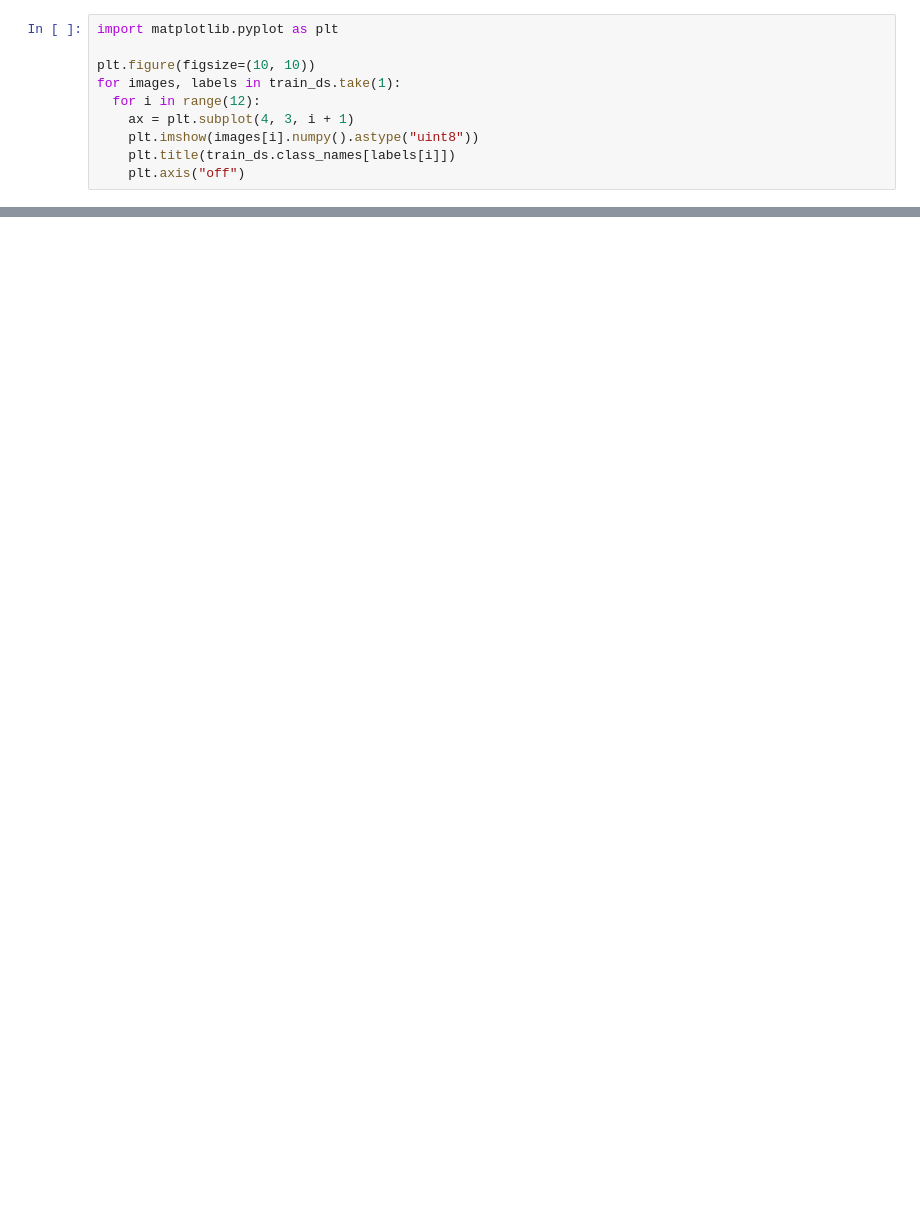
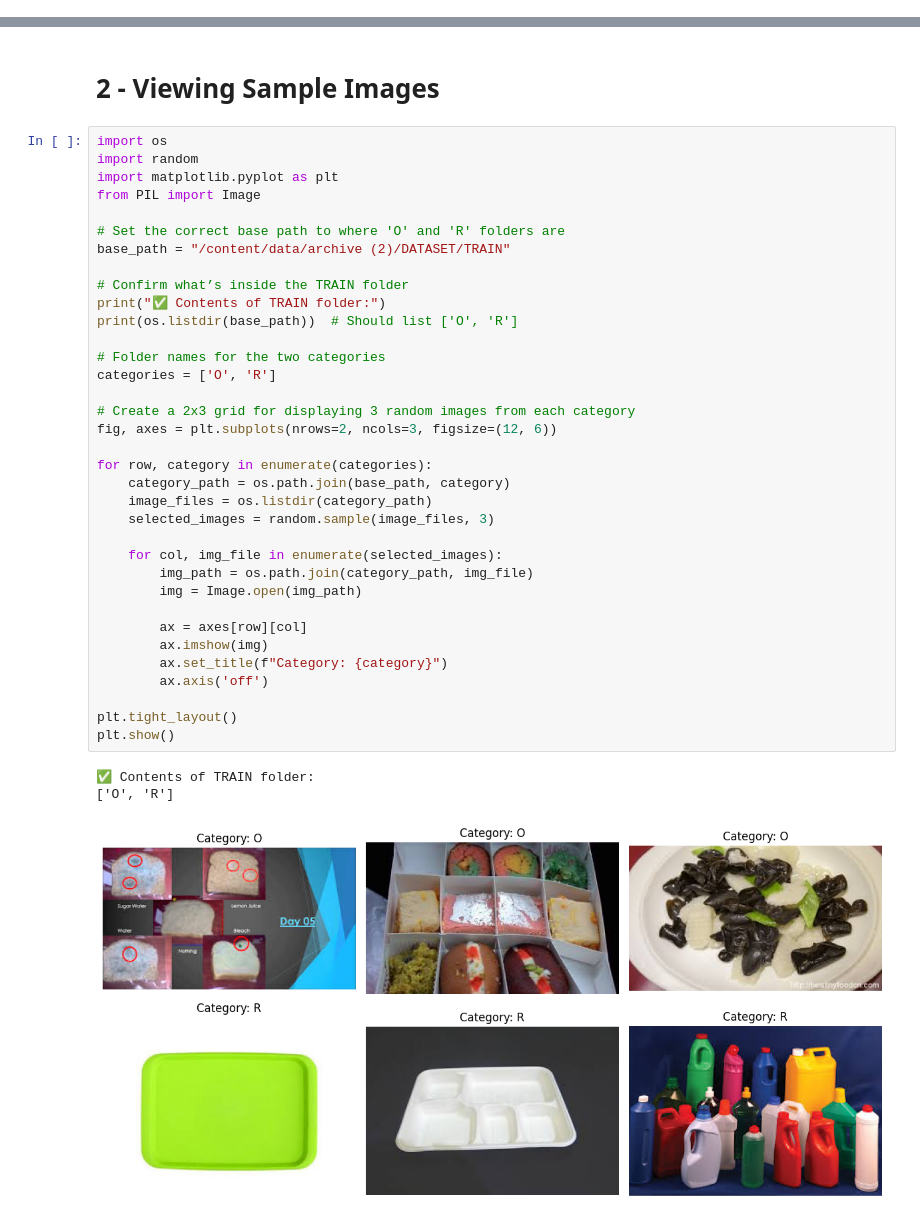
Before and after one commit to farrakhnizam786/Week-1, a Jupyter notebook: garbage_classification.ipynb, the cells around one changed output, grey strips where cells are left out. Cells and saved outputs as stored; diff of their text form; blank space fills up the shorter version.

```diff
--- a/garbage_classification.ipynb
+++ b/garbage_classification.ipynb
@@ -96,10 +2,0 @@ print(len(train_ds.class_names))
-# %%
-import matplotlib.pyplot as plt
-
-plt.figure(figsize=(10, 10))
-for images, labels in train_ds.take(1):
-  for i in range(12):
-    ax = plt.subplot(4, 3, i + 1)
-    plt.imshow(images[i].numpy().astype("uint8"))
-    plt.title(train_ds.class_names[labels[i]])
-    plt.axis("off")
@@ -573,0 +88,41 @@ NotFoundError: Could not find directory path/to/your/test_data
+# %% [markdown]
+# 2 - Viewing Sample Images
+# %%
+import os
+import random
+import matplotlib.pyplot as plt
+from PIL import Image
+
+# Set the correct base path to where 'O' and 'R' folders are
+base_path = "/content/data/archive (2)/DATASET/TRAIN"
+
+# Confirm what’s inside the TRAIN folder
+print("✅ Contents of TRAIN folder:")
+print(os.listdir(base_path))  # Should list ['O', 'R']
+
+# Folder names for the two categories
+categories = ['O', 'R']
+
+# Create a 2x3 grid for displaying 3 random images from each category
+fig, axes = plt.subplots(nrows=2, ncols=3, figsize=(12, 6))
+
+for row, category in enumerate(categories):
+    category_path = os.path.join(base_path, category)
+    image_files = os.listdir(category_path)
+    selected_images = random.sample(image_files, 3)
+
+    for col, img_file in enumerate(selected_images):
+        img_path = os.path.join(category_path, img_file)
+        img = Image.open(img_path)
+
+        ax = axes[row][col]
+        ax.imshow(img)
+        ax.set_title(f"Category: {category}")
+        ax.axis('off')
+
+plt.tight_layout()
+plt.show()
+# %% [output]
+✅ Contents of TRAIN folder:
+['O', 'R']
+[figure, added]
```
Also changed, not shown: parts of 83 cells of this notebook.
